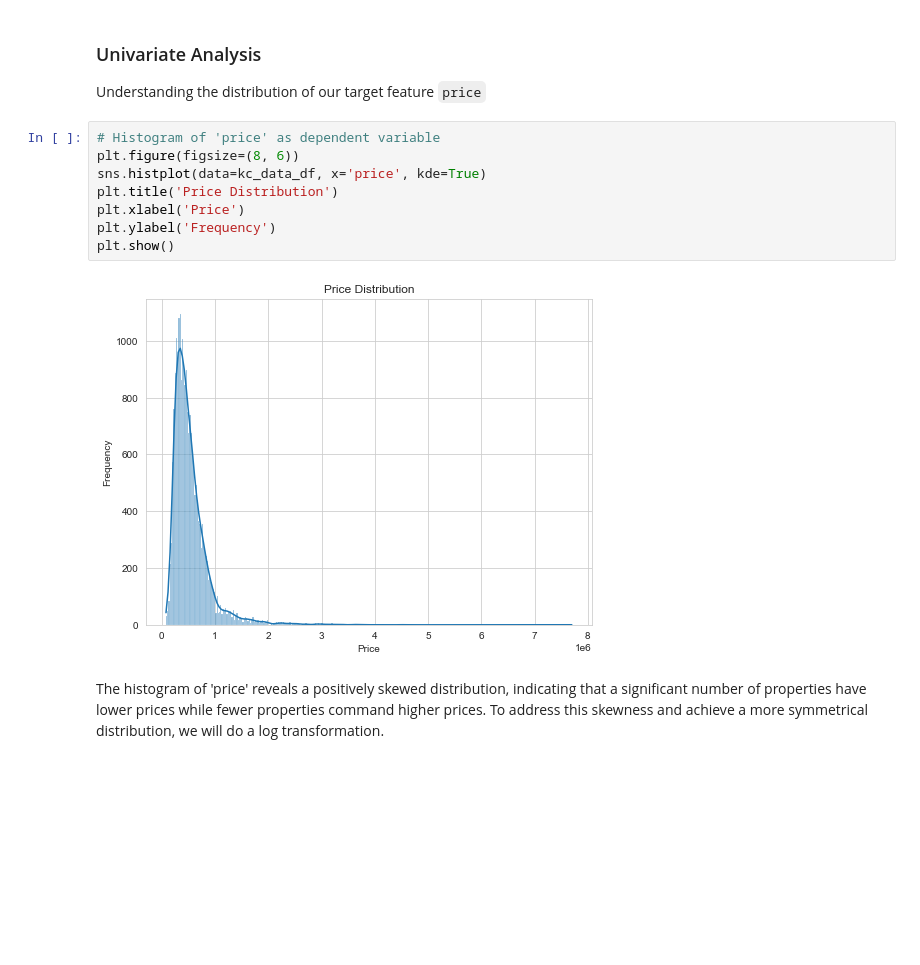
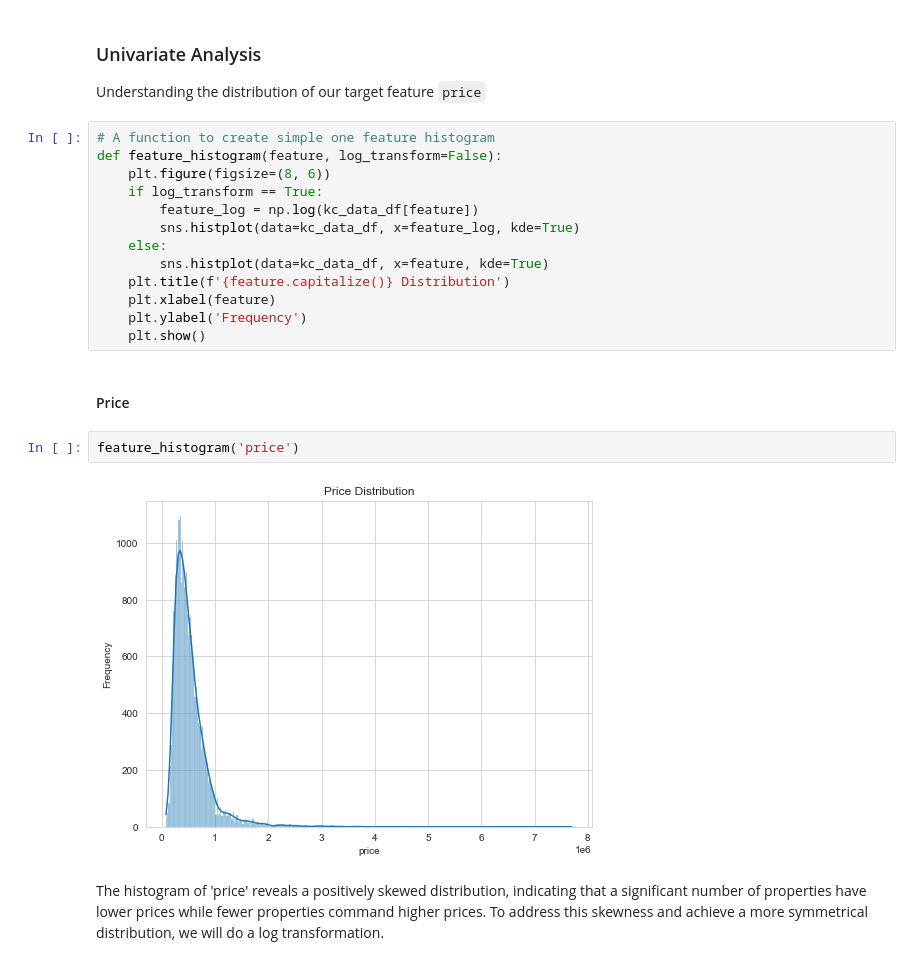
Before and after one commit to ggeorgekkariuki/Kings-Country-Housing-Project, a Jupyter notebook: student.ipynb, the cells around one changed output. Drawn from its saved outputs; the diff is of its cells as text; blank space fills up the shorter version.

Commit message:
Adding more visualisation functions

```diff
--- a/student.ipynb
+++ b/student.ipynb
@@ -666,14 +666,23 @@ These visualizations were essential in understanding the dynamics of the data an
 
 Understanding the distribution of our target feature `price`
 # %%
-# Histogram of 'price' as dependent variable
-plt.figure(figsize=(8, 6))
-sns.histplot(data=kc_data_df, x='price', kde=True)
-plt.title('Price Distribution')
-plt.xlabel('Price')
-plt.ylabel('Frequency')
-plt.show()
+# A function to create simple one feature histogram
+def feature_histogram(feature, log_transform=False):
+    plt.figure(figsize=(8, 6))
+    if log_transform == True:
+        feature_log = np.log(kc_data_df[feature])
+        sns.histplot(data=kc_data_df, x=feature_log, kde=True)
+    else:
+        sns.histplot(data=kc_data_df, x=feature, kde=True)
+    plt.title(f'{feature.capitalize()} Distribution')
+    plt.xlabel(feature)
+    plt.ylabel('Frequency')
+    plt.show()
-# %% [output]
-[figure, removed]
+# %% [markdown]
+#### Price
+# %%
+feature_histogram('price')
+# %% [output]
+[figure, added]
 # %% [markdown]
 The histogram of 'price' reveals a positively skewed distribution, indicating that a significant number of properties have lower prices while fewer properties command higher prices. To address this skewness and achieve a more symmetrical distribution, we will do a log transformation.
```
Also changed, not shown: parts of 6 cells of this notebook.
